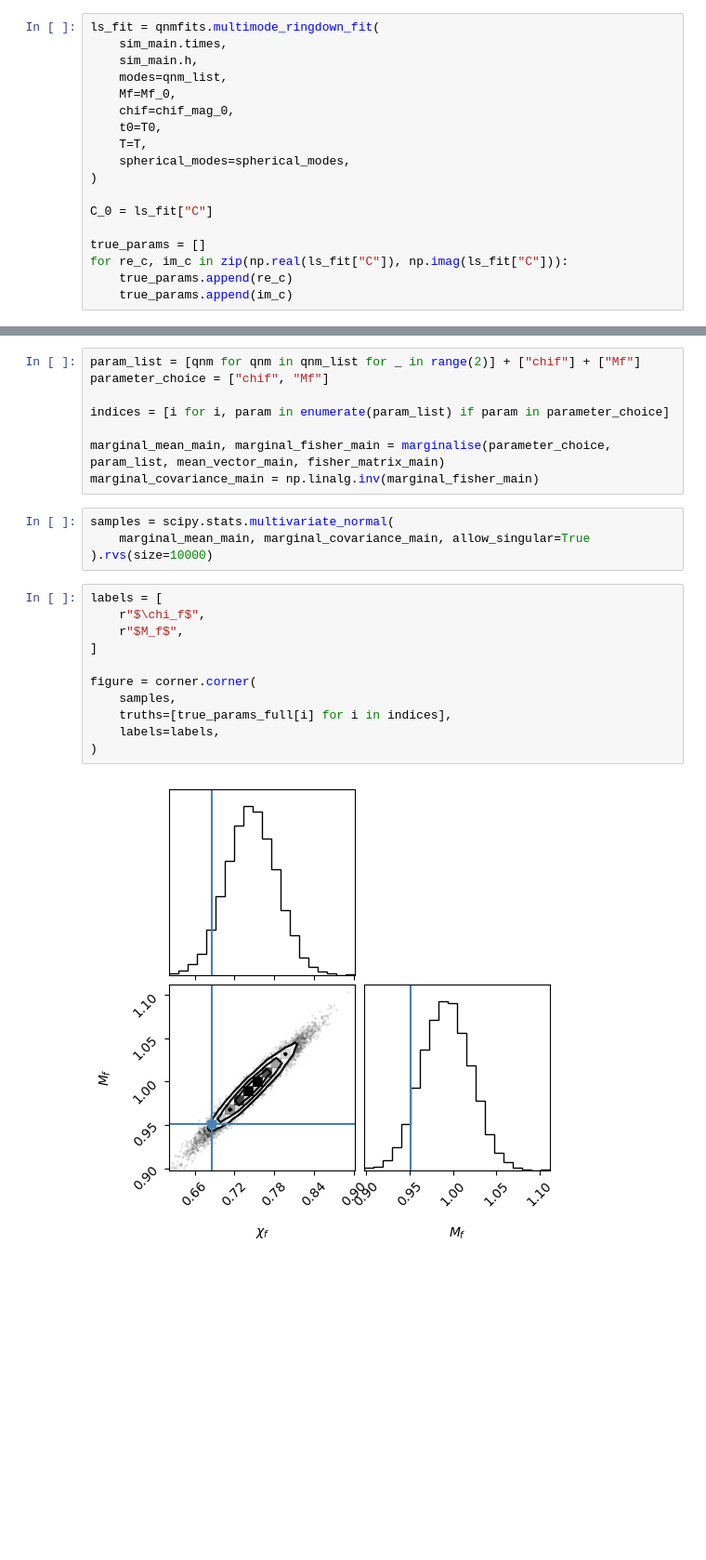
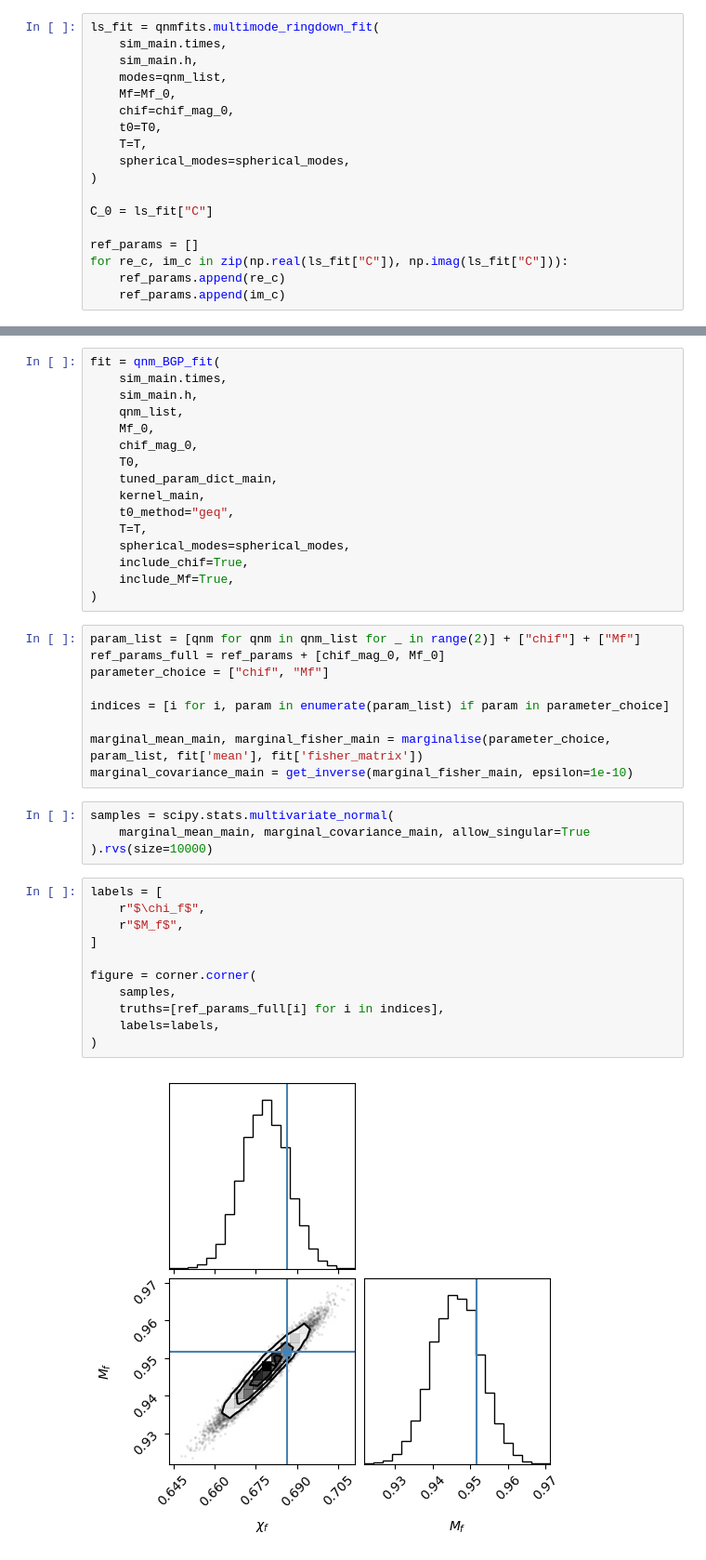
Before and after one commit to BGP-QNM-FITS/bgp_qnm_fits, a Jupyter notebook: demo.ipynb, the cells around one changed output, grey strips where cells are left out. Shown at 93% size. Drawn from its saved outputs; the diff is of its cells as text; blank space fills up the shorter version.

Commit message:
improved residual calc + method plots

```diff
--- a/demo.ipynb
+++ b/demo.ipynb
@@ -47,10 +47,10 @@ ls_fit = qnmfits.multimode_ringdown_fit(
 
 C_0 = ls_fit["C"]
 
-true_params = []
+ref_params = []
 for re_c, im_c in zip(np.real(ls_fit["C"]), np.imag(ls_fit["C"])):
-    true_params.append(re_c)
-    true_params.append(im_c)
+    ref_params.append(re_c)
+    ref_params.append(im_c)
 # %% [markdown]
 The kernel parameters are pre-saved in the tuned_params file. However, for the white noise, these need to be computed using the tuned value.
 # %%
@@ -215,11 +173,28 @@ mean_vector_main = np.linalg.solve(fisher_matrix_main, b_vec_main) + true_params
+# %%
+fit = qnm_BGP_fit(
+    sim_main.times,
+    sim_main.h,
+    qnm_list,
+    Mf_0,
+    chif_mag_0,
+    T0,
+    tuned_param_dict_main,
+    kernel_main,
+    t0_method="geq",
+    T=T,
+    spherical_modes=spherical_modes,
+    include_chif=True,
+    include_Mf=True,
+)
 # %%
 param_list = [qnm for qnm in qnm_list for _ in range(2)] + ["chif"] + ["Mf"]
+ref_params_full = ref_params + [chif_mag_0, Mf_0]
 parameter_choice = ["chif", "Mf"]
 
 indices = [i for i, param in enumerate(param_list) if param in parameter_choice]
 
-marginal_mean_main, marginal_fisher_main = marginalise(parameter_choice, param_list, mean_vector_main, fisher_matrix_main)
-marginal_covariance_main = np.linalg.inv(marginal_fisher_main)
+marginal_mean_main, marginal_fisher_main = marginalise(parameter_choice, param_list, fit['mean'], fit['fisher_matrix'])
+marginal_covariance_main = get_inverse(marginal_fisher_main, epsilon=1e-10)
 # %%
 samples = scipy.stats.multivariate_normal(
     marginal_mean_main, marginal_covariance_main, allow_singular=True
@@ -227,13 +202,13 @@ samples = scipy.stats.multivariate_normal(
 # %%
 labels = [
     r"$\chi_f$",
     r"$M_f$",
 ]
 
 figure = corner.corner(
     samples,
-    truths=[true_params_full[i] for i in indices],
+    truths=[ref_params_full[i] for i in indices],
     labels=labels,
 )
 # %% [output]
-[figure, old version]
+[figure, new version]
```
Also changed, not shown: parts of 8 cells of this notebook, 11 other files.
